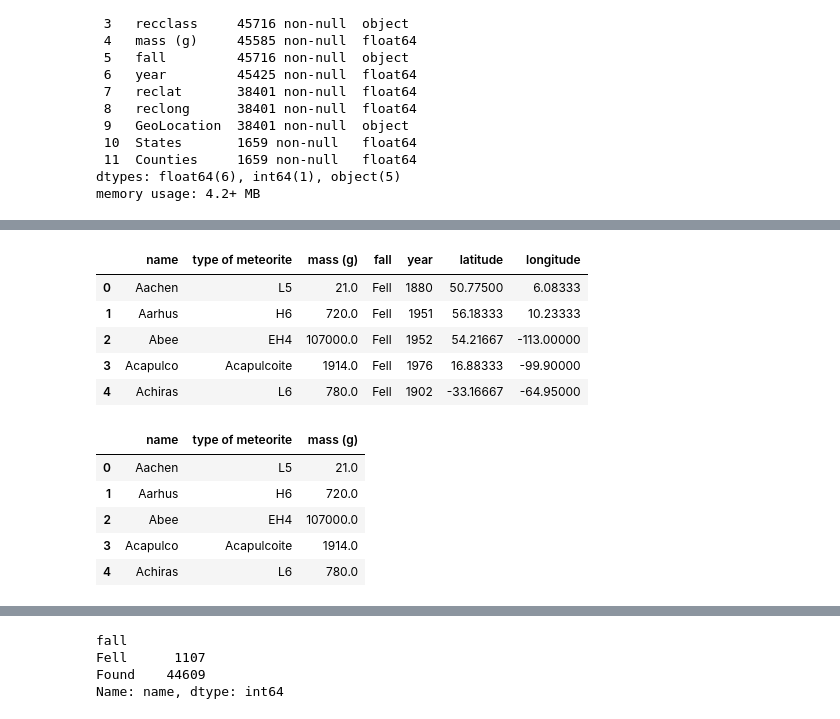
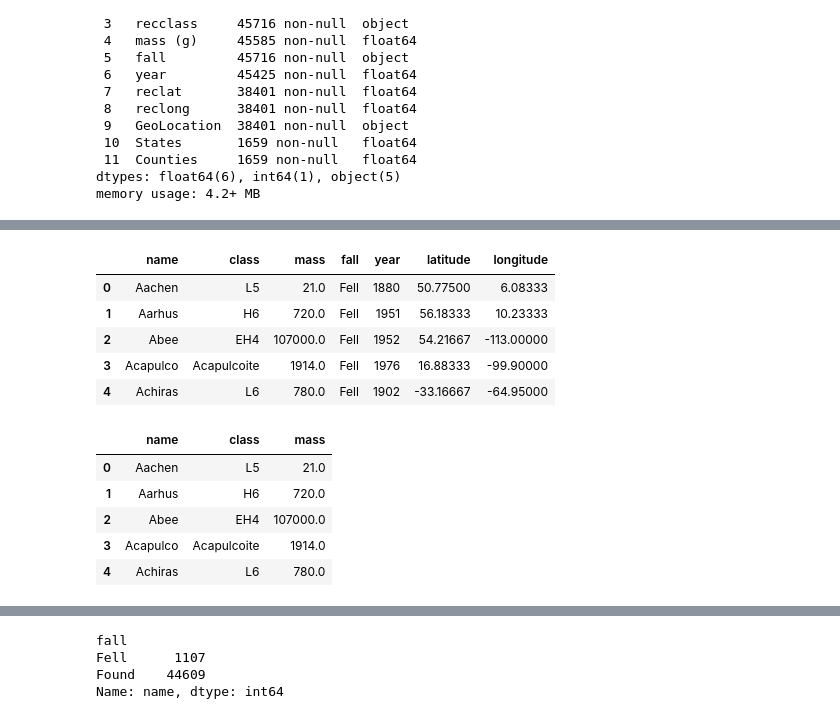
Before and after one commit to eholtgrieve/Meteorite_Landing_Analysis_Project, a Jupyter notebook: meteorite_landings_project.ipynb, the cells around one changed output, grey strips where cells are left out. Cells and saved outputs as stored; diff of their text form; code cells hidden in the pictures.

```diff
--- a/meteorite_landings_project.ipynb
+++ b/meteorite_landings_project.ipynb
@@ -48,7 +52,3 @@ Data columns (total 12 columns):
  11  Counties     1659 non-null   float64
 dtypes: float64(6), int64(1), object(5)
 memory usage: 4.2+ MB
-# %%
-#removing null values
-meteorite_df = meteorite_df.dropna(subset=['year'])
-meteorite_df.head()
@@ -62,5 +54,0 @@ meteorite_df.head()
-# %%
-#changing year datatype to remove decimal
-meteorite_df.year.astype(np.int64)
-meteorite_df['year'] = meteorite_df['year'].astype(int).astype(str)
-meteorite_df.head()
@@ -84,0 +66,4 @@ meteorite_df2.head()
+# %%
+#removing null values
+meteorite_df2 = meteorite_df2.dropna()
+meteorite_df2
@@ -84,0 +84,4 @@ meteorite_df2.head()
+# %%
+#changing year datatype to remove decimal
+meteorite_df2['year'] = meteorite_df2['year'].astype(int)
+meteorite_df2.head()
@@ -85,9 +95,10 @@ meteorite_df2.head()
 # %%
 #renaming columns for clarity
-meteorite_df2 = meteorite_df2.rename(columns={"recclass":"type of meteorite","reclat":"latitude","reclong":"longitude"})
+meteorite_df2 = meteorite_df2.rename(columns={"type of meteorite":"class","reclat":"latitude","reclong":"longitude",
+                                              "mass (g)": "mass"})
 meteorite_df2.head()
 # %% [output]
-|  | name | type of meteorite | mass (g) | fall | year | latitude | longitude |
+|  | name | class | mass | fall | year | latitude | longitude |
 | 0 | Aachen | L5 | 21.0 | Fell | 1880 | 50.77500 | 6.08333 |
 | 1 | Aarhus | H6 | 720.0 | Fell | 1951 | 56.18333 | 10.23333 |
 | 2 | Abee | EH4 | 107000.0 | Fell | 1952 | 54.21667 | -113.00000 |
@@ -95,10 +106,10 @@ meteorite_df2.head()
 | 4 | Achiras | L6 | 780.0 | Fell | 1902 | -33.16667 | -64.95000 |
 # %%
 #creating new dataframe for mass
-mass_df = meteorite_df2.loc[:, ["name","type of meteorite", "mass (g)"]]
+mass_df = meteorite_df2.loc[:, ["name","class", "mass"]]
 mass_df.head()
 # %% [output]
-|  | name | type of meteorite | mass (g) |
+|  | name | class | mass |
 | 0 | Aachen | L5 | 21.0 |
 | 1 | Aarhus | H6 | 720.0 |
 | 2 | Abee | EH4 | 107000.0 |
```
Also changed, not shown: parts of 13 cells of this notebook.
